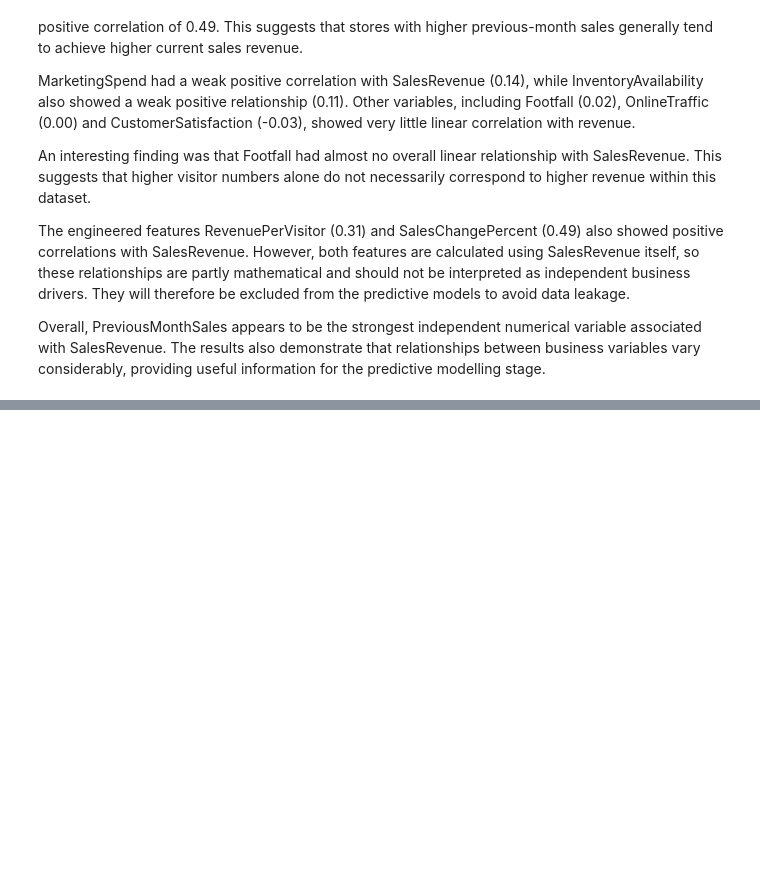
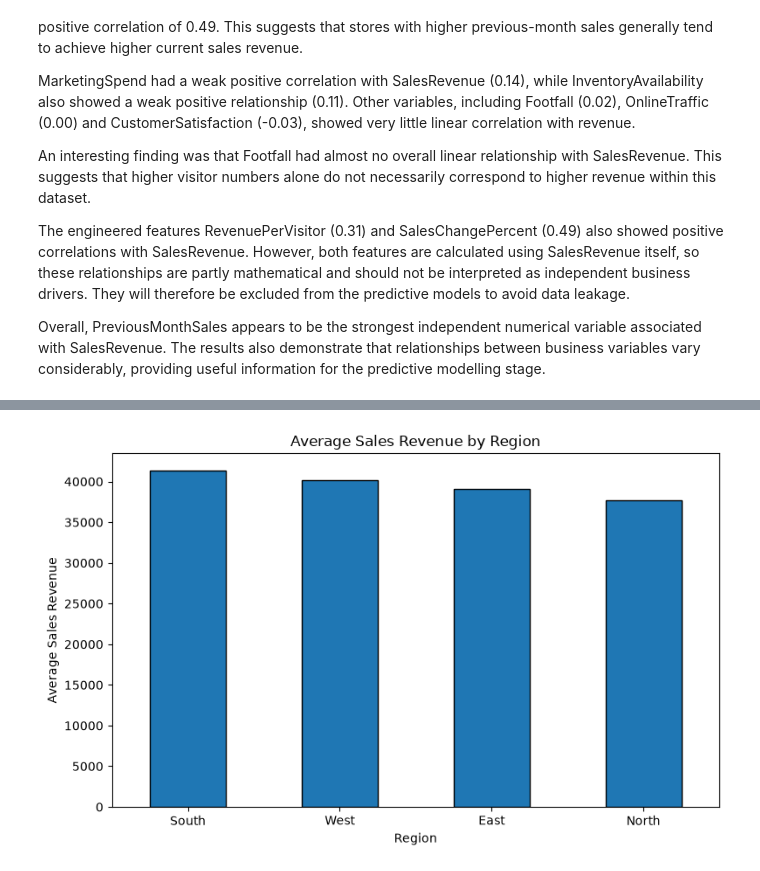
Before and after one commit to JackVC1/CA1-Data-Analytics-for-Business, a Jupyter notebook: notebooks/01_retail_performance.ipynb, the cells around one changed output, grey strips where cells are left out. Cells and saved outputs as stored; diff of their text form; code cells hidden in the pictures; blank space fills up the shorter version.

Commit message:
Task 1 Complete - Completed Predictive Models and multiple Visualisations

```diff
--- a/notebooks/01_retail_performance.ipynb
+++ b/notebooks/01_retail_performance.ipynb
@@ -739,0 +884,26 @@ Overall, PreviousMonthSales appears to be the strongest independent numerical va
+# %%
+
+# TASK 1: Visualisations
+# Requirement: Visualise average SalesRevenue by Region
+
+# Calculate average revenue for each region
+regional_revenue = retail_clean.groupby("Region")["SalesRevenue"].mean()
+
+# Create the bar chart
+plt.figure(figsize=(8, 5))
+regional_revenue.sort_values(ascending=False).plot(
+    kind="bar",
+    edgecolor="black"
+)
+
+# Add chart labels and title
+plt.title("Average Sales Revenue by Region")
+plt.xlabel("Region")
+plt.ylabel("Average Sales Revenue")
+plt.xticks(rotation=0)
+
+# Display the chart
+plt.tight_layout()
+plt.show()
+# %% [output]
+[figure, added]
```
Also changed, not shown: parts of 8 cells of this notebook.
